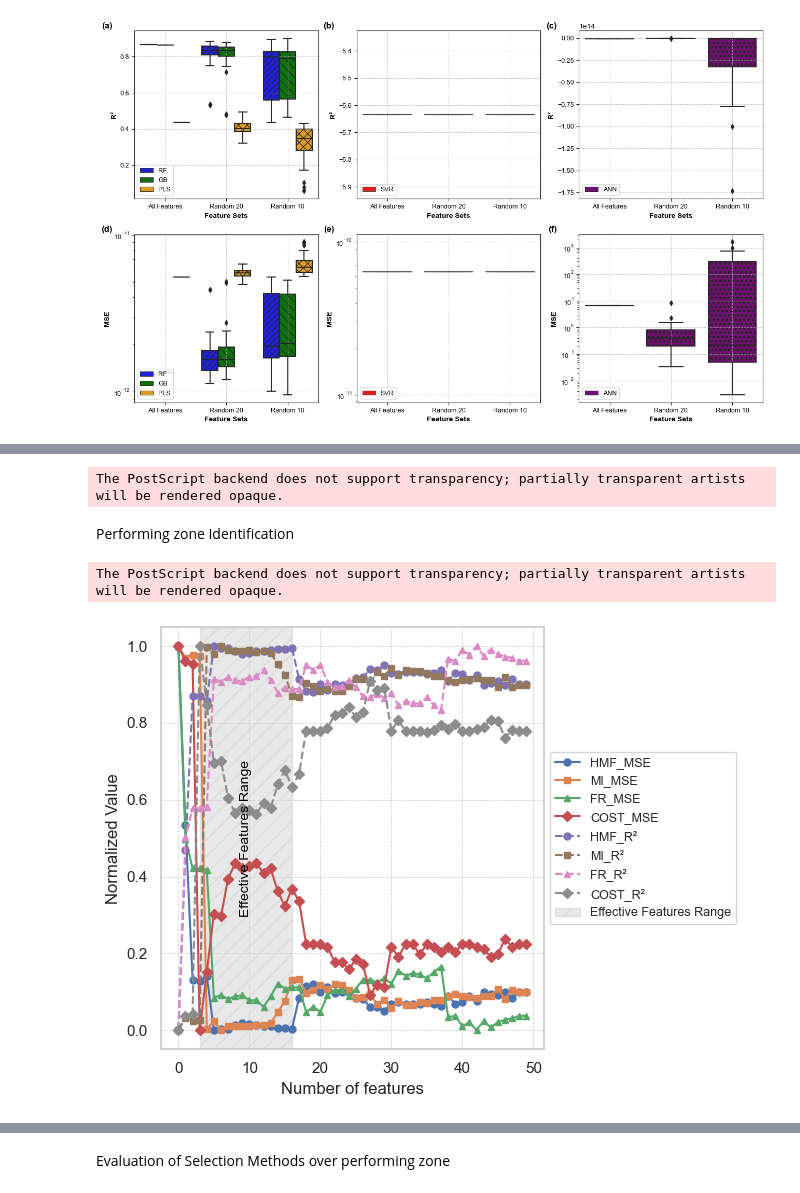
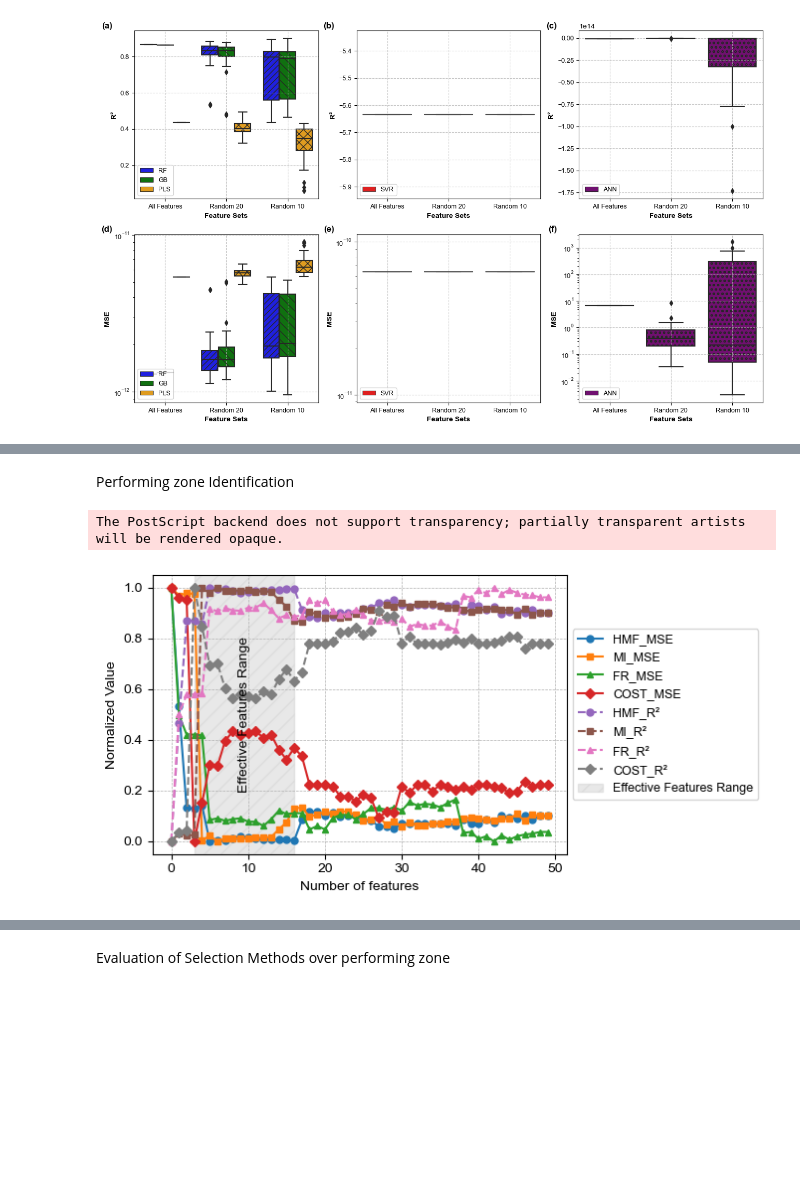
Before and after one commit to leopordu/features-extraction-and-yield-prediction, a Jupyter notebook: Features_extraction_code.ipynb, the cells around one changed output, grey strips where cells are left out. Drawn from its saved outputs; the diff is of its cells as text; code cells hidden in the pictures; blank space fills up the shorter version.

```diff
--- a/Features_extraction_code.ipynb
+++ b/Features_extraction_code.ipynb
@@ -636,42 +359,3 @@ The PostScript backend does not support transparency; partially transparent arti
-# %%
-import matplotlib
-import matplotlib.pyplot as plt
-
-# Set global font and figure parameters
-matplotlib.rcParams.update({
-    'font.family': 'sans-serif',
-    'font.sans-serif': ['Arial'],  # Replace with Helvetica if needed
-    'font.size': 10,
-    'axes.labelsize': 10,
-    'axes.titlesize': 10,
-    'legend.fontsize': 9,
-    'xtick.labelsize': 9,
-    'ytick.labelsize': 9
-})
-
-# Create R² boxplots
-fig_r2, axes_r2 = plt.subplots(1, 3, figsize=(6.6, 3.2))  # 174mm wide
-titles = ['(a)', '(b)', '(c)']
-
-for ax, group, title in zip(axes_r2, [group1, group2, group3], titles):
-    sns.boxplot(data=group, x='Feature Set', y='R²', hue='Model', ax=ax, palette=model_colors)
-    ax.set_xlabel('')
-    ax.set_ylabel('R²')
-    ax.text(-0.1, 1.05, title, transform=ax.transAxes, fontsize=12, fontweight='bold', va='top', ha='left')
-    ax.grid(True, linestyle='--', linewidth=0.7, alpha=0.7)
-    for spine in ax.spines.values():
-        spine.set_linewidth(1.5)
-    if title != '(a)':
-        ax.get_legend().remove()
-    else:
-        ax.legend(loc='lower left', frameon=False)
-
-plt.tight_layout()
-plt.savefig("r2_comparison_final.eps", dpi=600, bbox_inches='tight')
-plt.savefig("r2_comparison_final.png", dpi=600, bbox_inches='tight')
-plt.close()
-# %% [output]
-The PostScript backend does not support transparency; partially transparent artists will be rendered opaque.
 # %% [markdown]
 Performing zone Identification
 # %%
@@ -702,38 +386,39 @@ for col in mse_columns + r2_columns:
     df_normalized[col + '_normalized'] = (df[col] - df[col].min()) / (df[col].max() - df[col].min())
 
 # Create plot
-fig, ax = plt.subplots(figsize=(6.6, 5))  # 174 mm × 234 mm
+fig, ax = plt.subplots(figsize=(6.85, 3.5))  # 174 mm × 234 mm
 
 # Plot normalized MSE (solid lines with markers)
 for col, marker in zip(mse_columns, markers):
     ax.plot(df.index, df_normalized[col + '_normalized'],
             label=col, linestyle='solid', marker=marker, markersize=5)
 
 # Plot normalized R² (dashed lines with same markers)
 for col, marker in zip(r2_columns, markers):
     ax.plot(df.index, df_normalized[col + '_normalized'],
             label=col, linestyle='dashed', marker=marker, markersize=5)
 
 # Highlight range
 ax.axvspan(3, 16, ymin=0, ymax=1, color='lightgray', alpha=0.5, hatch='//', label="Effective Features Range")
 ax.text(9.5, 0.5, "Effective Features Range", fontsize=10, color='black',
         ha='center', va='center', rotation=90)
 
 # Axis labels and title
 ax.set_xlabel('Number of features')
 ax.set_ylabel('Normalized Value')
 #ax.set_title('Normalized MSE and R² Trends')
 
 # Legend outside
 ax.legend(loc='center left', bbox_to_anchor=(1, 0.5), fontsize=9)
 ax.grid(True, linestyle='--', linewidth=0.5)
 
 plt.tight_layout()
 
 # Save EPS
 fig.savefig("Fig4.eps", format='eps', bbox_inches='tight')
 fig.savefig("Fig4x.pdf", format='pdf', bbox_inches='tight')
+fig.savefig("Fig4x.jpeg", format='jpeg', bbox_inches='tight')
 plt.show()
 # %% [output]
 The PostScript backend does not support transparency; partially transparent artists will be rendered opaque.
-[figure, old version]
+[figure, new version]
```
Also changed, not shown: parts of 11 cells of this notebook, 1 other file.
